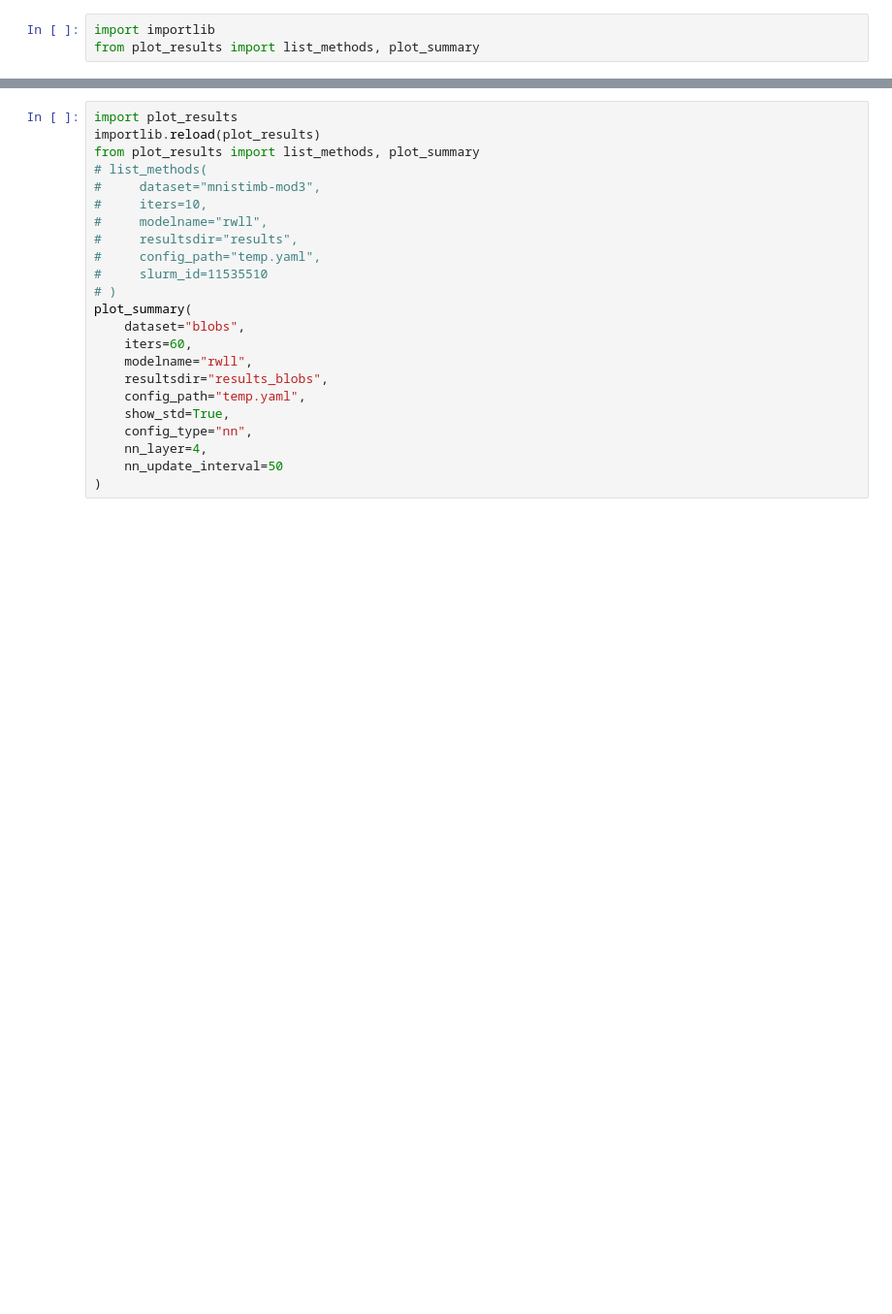
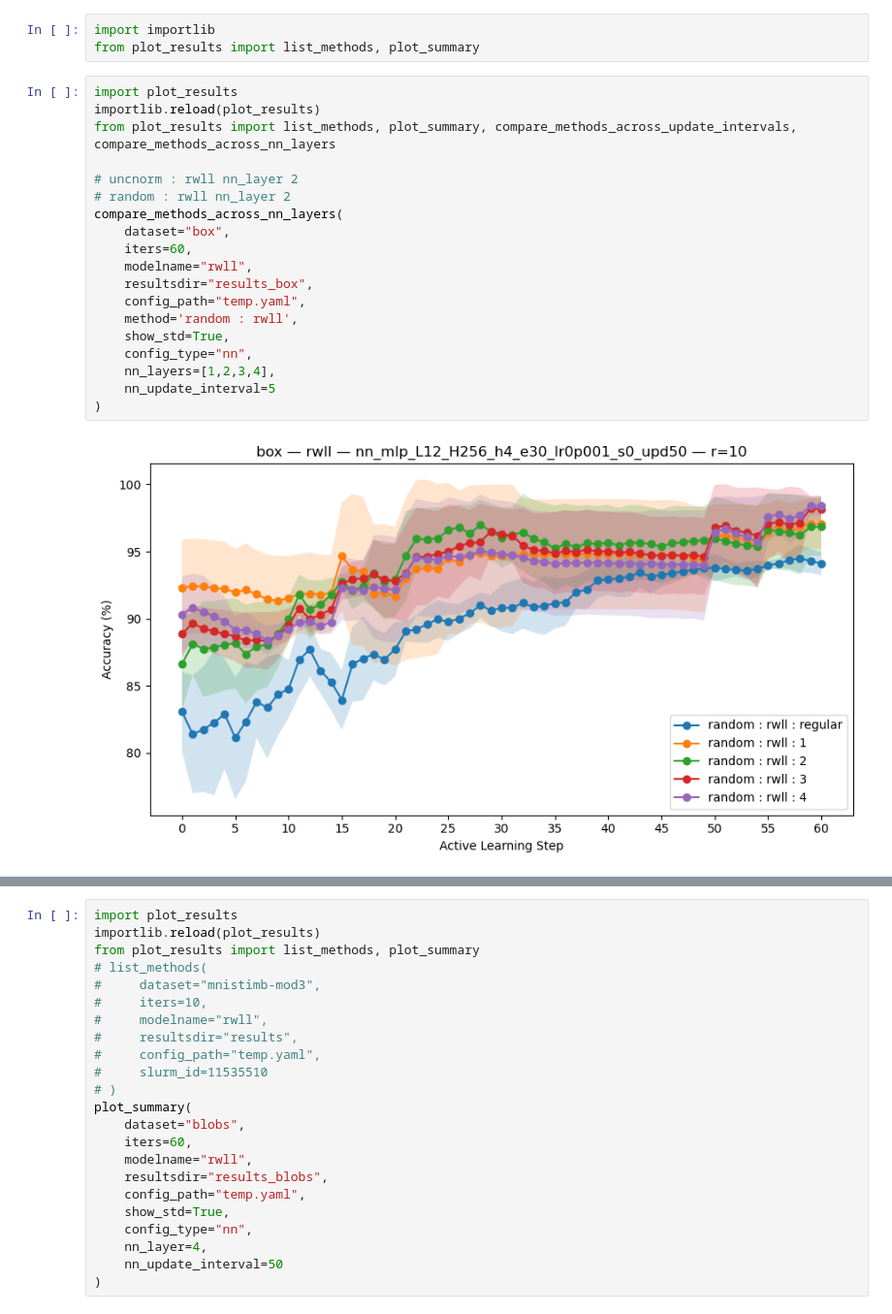
Before and after one commit to mward19/rwll_active_learning, a Jupyter notebook: current_plotting.ipynb, the cells around one changed output, grey strips where cells are left out. Shown at 97% size. Saved outputs shown, nothing was run; the diff lists cells and outputs as text; blank space fills up the shorter version.

Commit message:
Enable plotting over nn_layers and link slurm batch code

```diff
--- a/current_plotting.ipynb
+++ b/current_plotting.ipynb
@@ -1,6 +1,27 @@
 # %%
 import importlib
 from plot_results import list_methods, plot_summary
+# %%
+import plot_results
+importlib.reload(plot_results)
+from plot_results import list_methods, plot_summary, compare_methods_across_update_intervals, compare_methods_across_nn_layers
+
+# uncnorm : rwll nn_layer 2
+# random : rwll nn_layer 2
+compare_methods_across_nn_layers(
+    dataset="box",
+    iters=60,
+    modelname="rwll",
+    resultsdir="results_box",
+    config_path="temp.yaml",
+    method='random : rwll',
+    show_std=True,
+    config_type="nn",
+    nn_layers=[1,2,3,4],
+    nn_update_interval=5
+)
+# %% [output]
+[figure, added]
 # %%
 import plot_results
 importlib.reload(plot_results)
```
Also changed, not shown: parts of 1 cell of this notebook, 3 other files.
